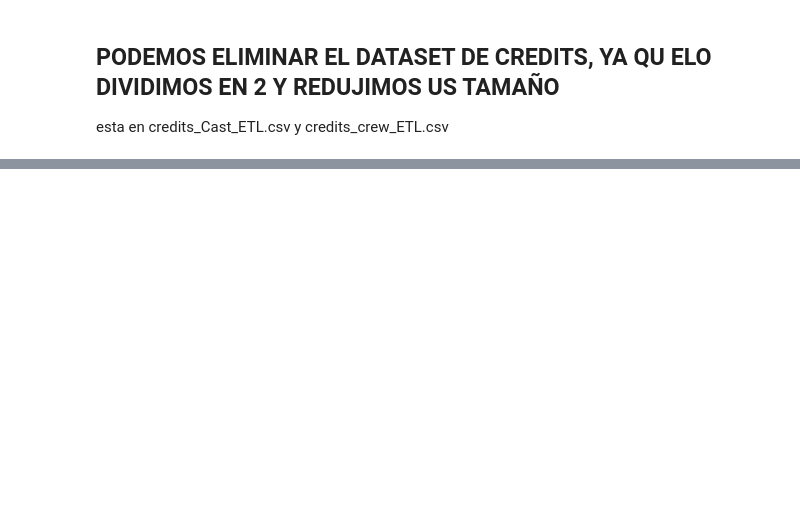
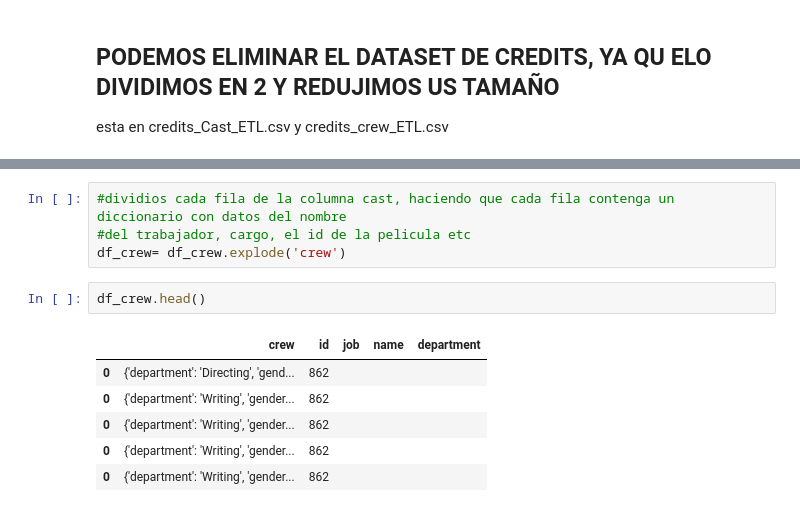
Before and after one commit to AndresOlascoaga/Movie_ETL-API, a Jupyter notebook: ETLCREDITS.ipynb, the cells around one changed output, grey strips where cells are left out. Drawn from its saved outputs; the diff is of its cells as text; blank space fills up the shorter version.

```diff
--- a/ETLCREDITS.ipynb
+++ b/ETLCREDITS.ipynb
@@ -538,0 +444,13 @@ df_movies.shape
+# %%
+#dividios cada fila de la columna cast, haciendo que cada fila contenga un diccionario con datos del nombre
+#del trabajador, cargo, el id de la pelicula etc
+df_crew= df_crew.explode('crew')
+# %%
+df_crew.head()
+# %% [output]
+|  | crew | id | job | name | department |
+| 0 | {'department': 'Directing', 'gend... | 862 |  |  |  |
+| 0 | {'department': 'Writing', 'gender... | 862 |  |  |  |
+| 0 | {'department': 'Writing', 'gender... | 862 |  |  |  |
+| 0 | {'department': 'Writing', 'gender... | 862 |  |  |  |
+| 0 | {'department': 'Writing', 'gender... | 862 |  |  |  |
```
Also changed, not shown: parts of 96 cells of this notebook, 9 other files.
